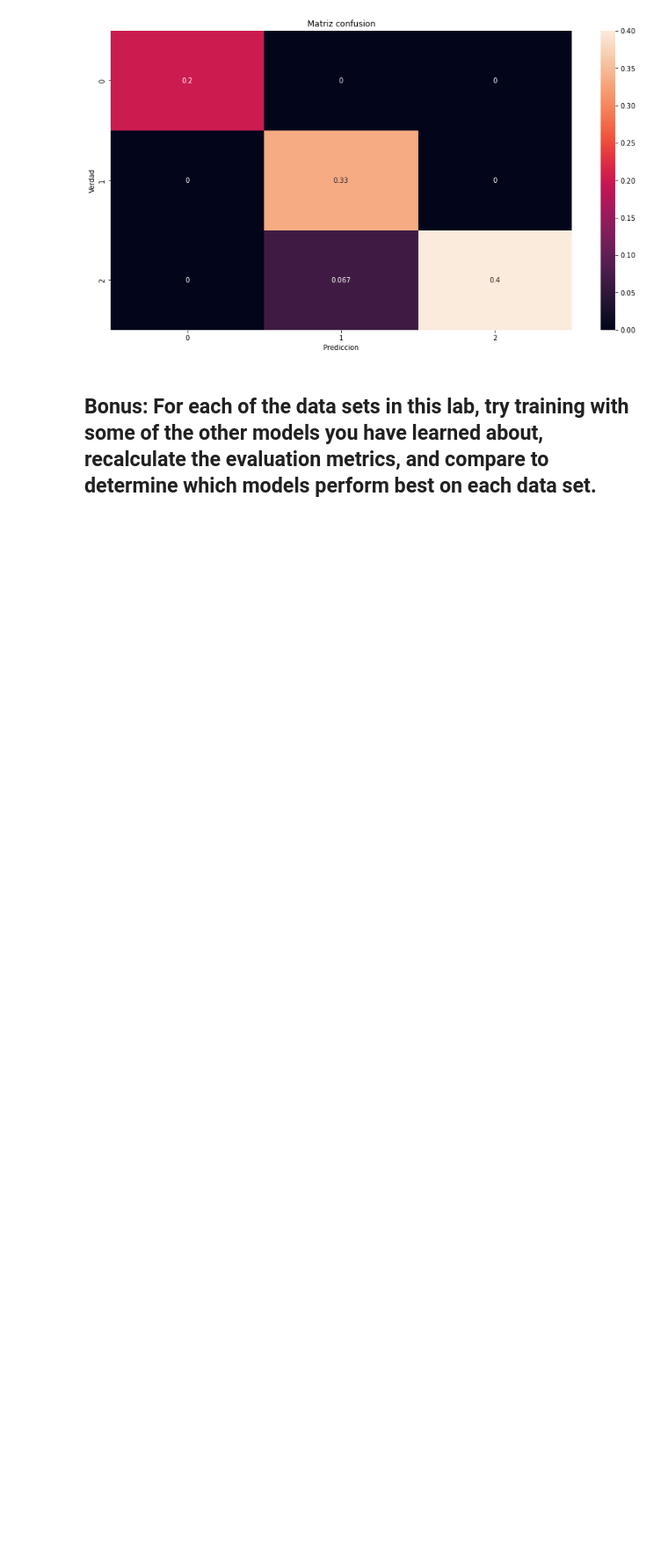
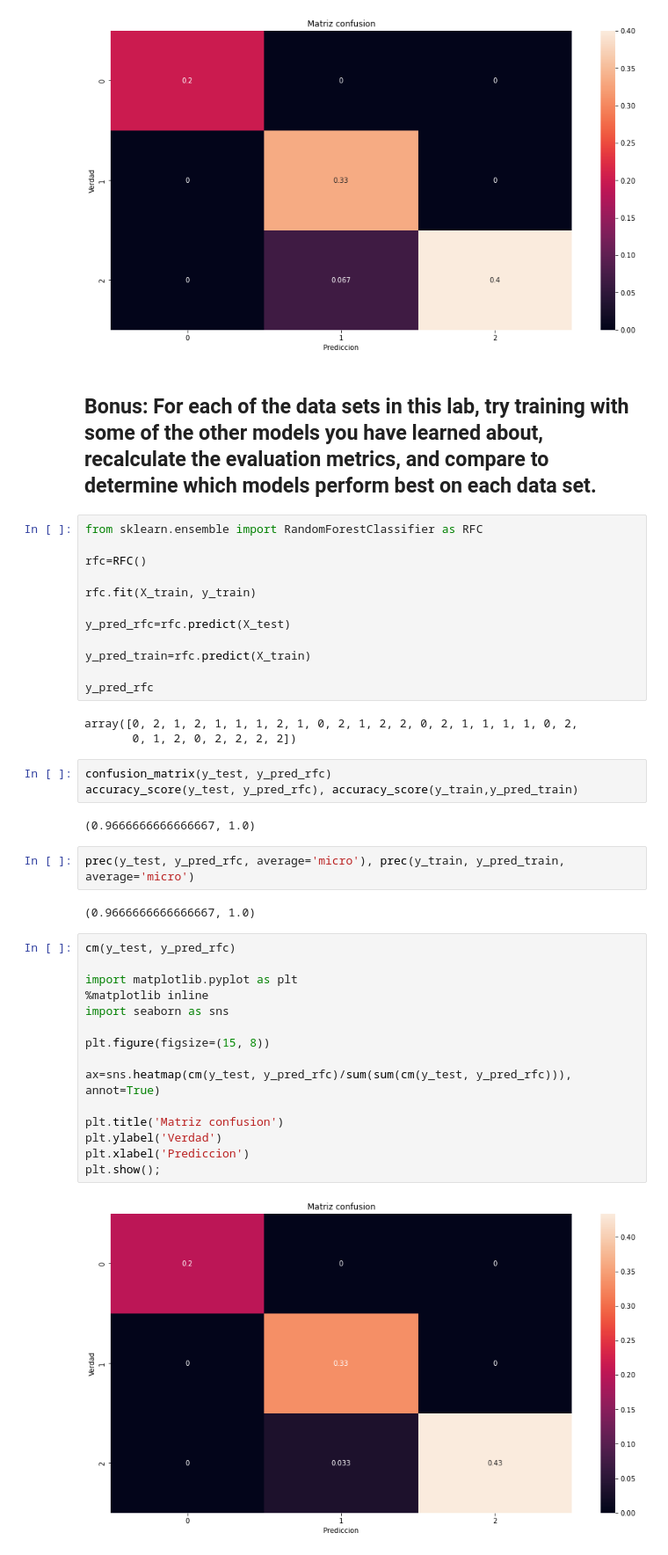
Before and after one commit to Ironhack-Data-Madrid-Octubre-2022/7.2-lab-supervised-model-evaluation, a Jupyter notebook: your-code/main.ipynb, the cells around one changed output. Shown: that part at 88% size. Cells and saved outputs as stored; diff of their text form; blank space fills up the shorter version.

```diff
--- a/your-code/main.ipynb
+++ b/your-code/main.ipynb
@@ -190,3 +190,44 @@ plt.show();
 [figure]
 # %% [markdown]
 ## Bonus: For each of the data sets in this lab, try training with some of the other models you have learned about, recalculate the evaluation metrics, and compare to determine which models perform best on each data set.
+# %%
+from sklearn.ensemble import RandomForestClassifier as RFC
+
+rfc=RFC()
+
+rfc.fit(X_train, y_train)
+
+y_pred_rfc=rfc.predict(X_test)
+
+y_pred_train=rfc.predict(X_train)
+
+y_pred_rfc
+# %% [output]
+array([0, 2, 1, 2, 1, 1, 1, 2, 1, 0, 2, 1, 2, 2, 0, 2, 1, 1, 1, 1, 0, 2,
+       0, 1, 2, 0, 2, 2, 2, 2])
+# %%
+confusion_matrix(y_test, y_pred_rfc)
+accuracy_score(y_test, y_pred_rfc), accuracy_score(y_train,y_pred_train)
+# %% [output]
+(0.9666666666666667, 1.0)
+# %%
+prec(y_test, y_pred_rfc, average='micro'), prec(y_train, y_pred_train, average='micro')
+# %% [output]
+(0.9666666666666667, 1.0)
+# %%
+cm(y_test, y_pred_rfc)
+
+import matplotlib.pyplot as plt
+%matplotlib inline
+import seaborn as sns
+
+plt.figure(figsize=(15, 8))
+
+ax=sns.heatmap(cm(y_test, y_pred_rfc)/sum(sum(cm(y_test, y_pred_rfc))), annot=True)
+
+plt.title('Matriz confusion')
+plt.ylabel('Verdad')
+plt.xlabel('Prediccion')
+plt.show();
+# %% [output]
+[figure, added]
```
